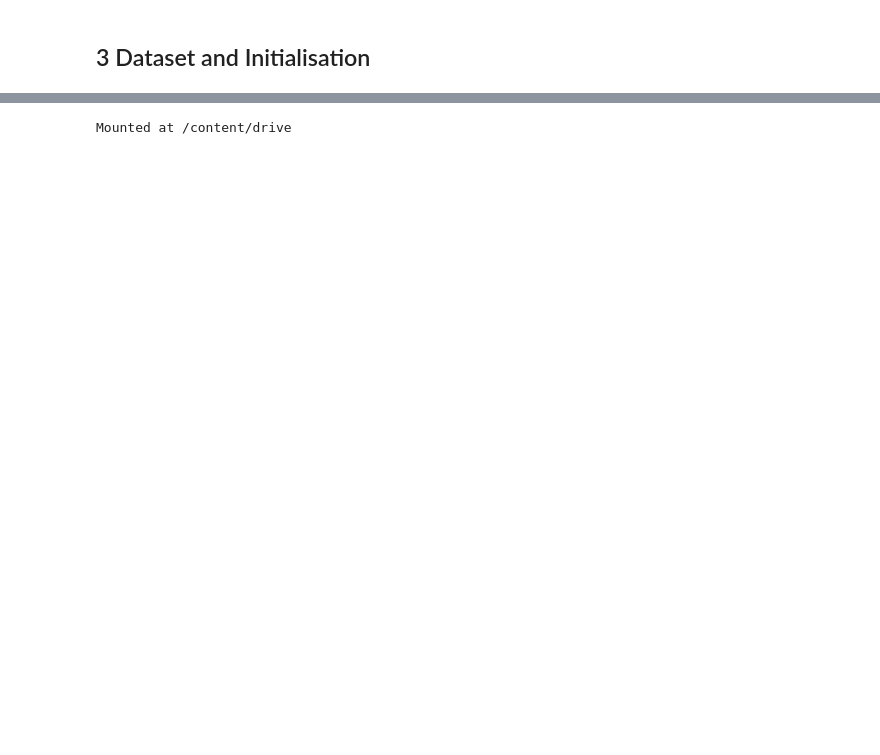
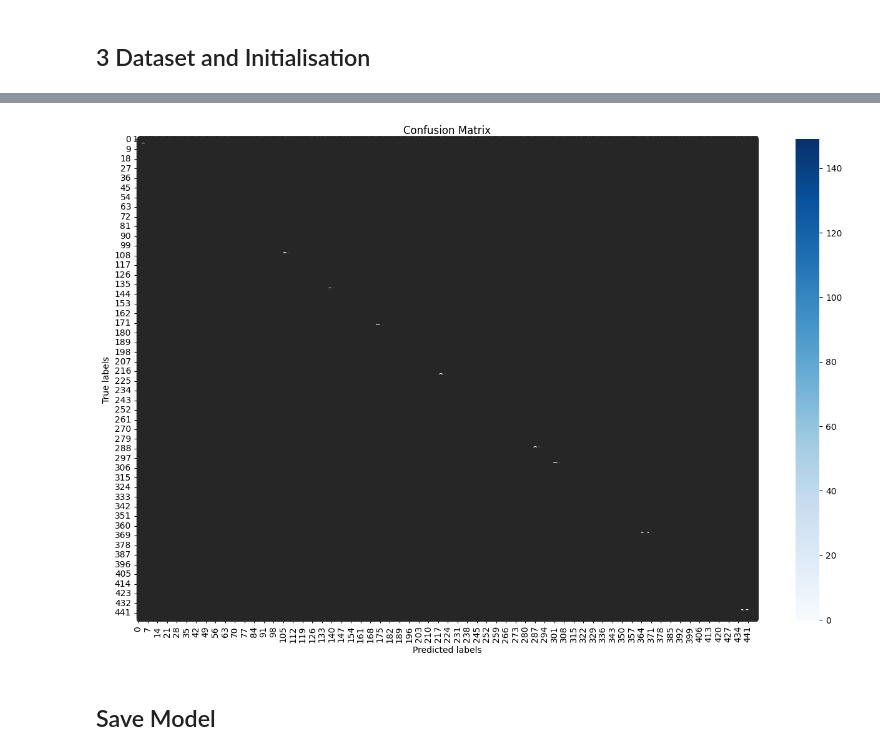
Before and after one commit to HSLU-Projects/ARTIFIN, a Jupyter notebook: 3_TrainDetection.ipynb, the cells around one changed output, grey strips where cells are left out. Saved outputs shown, nothing was run; the diff lists cells and outputs as text; code cells hidden in the pictures; blank space fills up the shorter version.

```diff
--- a/3_TrainDetection.ipynb
+++ b/3_TrainDetection.ipynb
@@ -295,0 +449,4 @@ Accuracy of the network on the 1000 test images: 1.3 %
+# %%
+test_df = df[df['Image'].isin(test_images)]
+test_dataset = WhaleDataset(list(test_df["Image"].values), list(test_df["whaleID"].values), whale_id_dict, transform)
+test_loader = DataLoader(train_dataset, batch_size=batch_size)
@@ -296,7 +477,25 @@ Accuracy of the network on the 1000 test images: 1.3 %
+# %%
+import seaborn as sns
+from sklearn.metrics import confusion_matrix
+
+labels = np.concatenate(all_predictions)
+predictions = np.concatenate(all_predictions)
+
+# Compute confusion matrix
+confusion_mat = confusion_matrix(labels, predictions, labels=list(range(num_classes + 1)))
+
+plt.figure(figsize=(16, 10))
+sns.heatmap(confusion_mat, annot=True, fmt="d", cmap="Blues")
+plt.xlabel('Predicted labels')
+plt.ylabel('True labels')
+plt.title('Confusion Matrix')
+plt.show()
+# %% [output]
+[figure, added]
+# %% [markdown]
+## Save Model
 # %%
-from google.colab import drive
-drive.mount('/content/drive')
+#from google.colab import drive
+#drive.mount('/content/drive')
-# %% [output]
-Mounted at /content/drive
 # %%
 !ls "/content/drive/MyDrive/AI Project"
```
Also changed, not shown: parts of 32 cells of this notebook.
